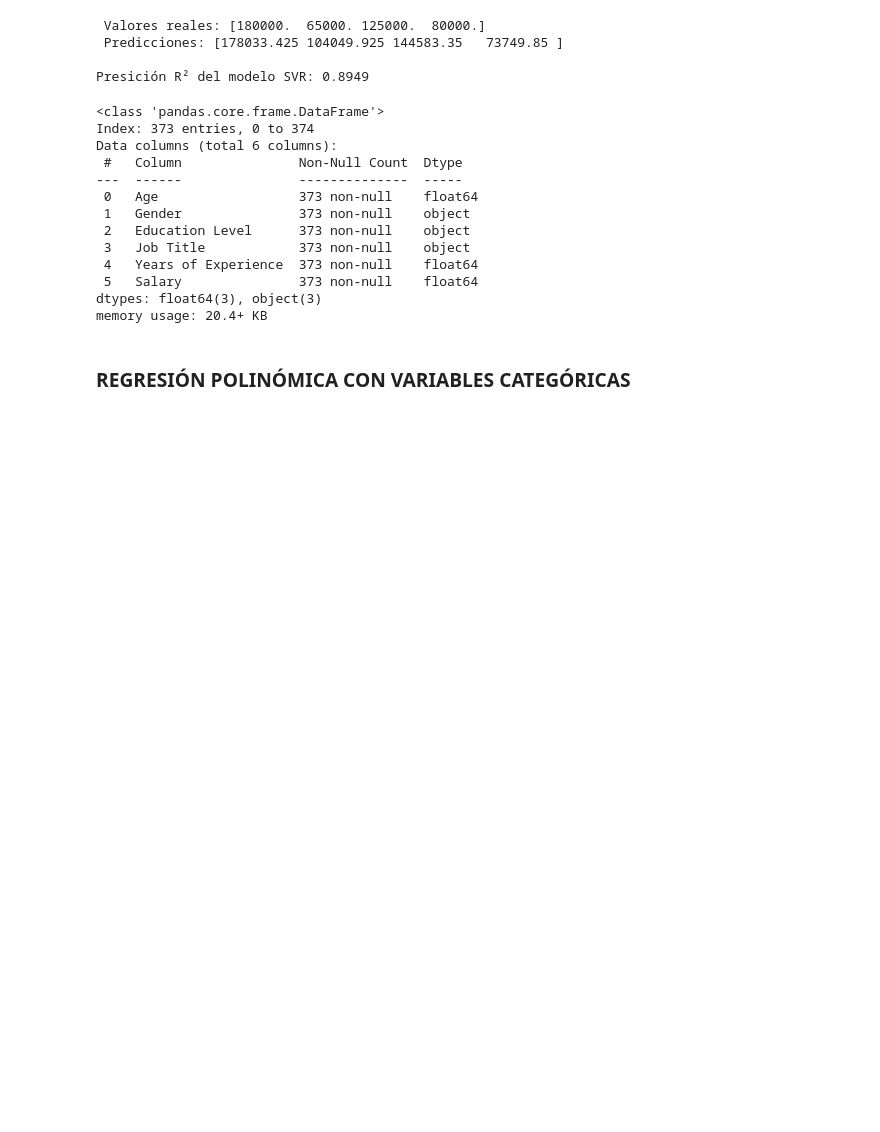
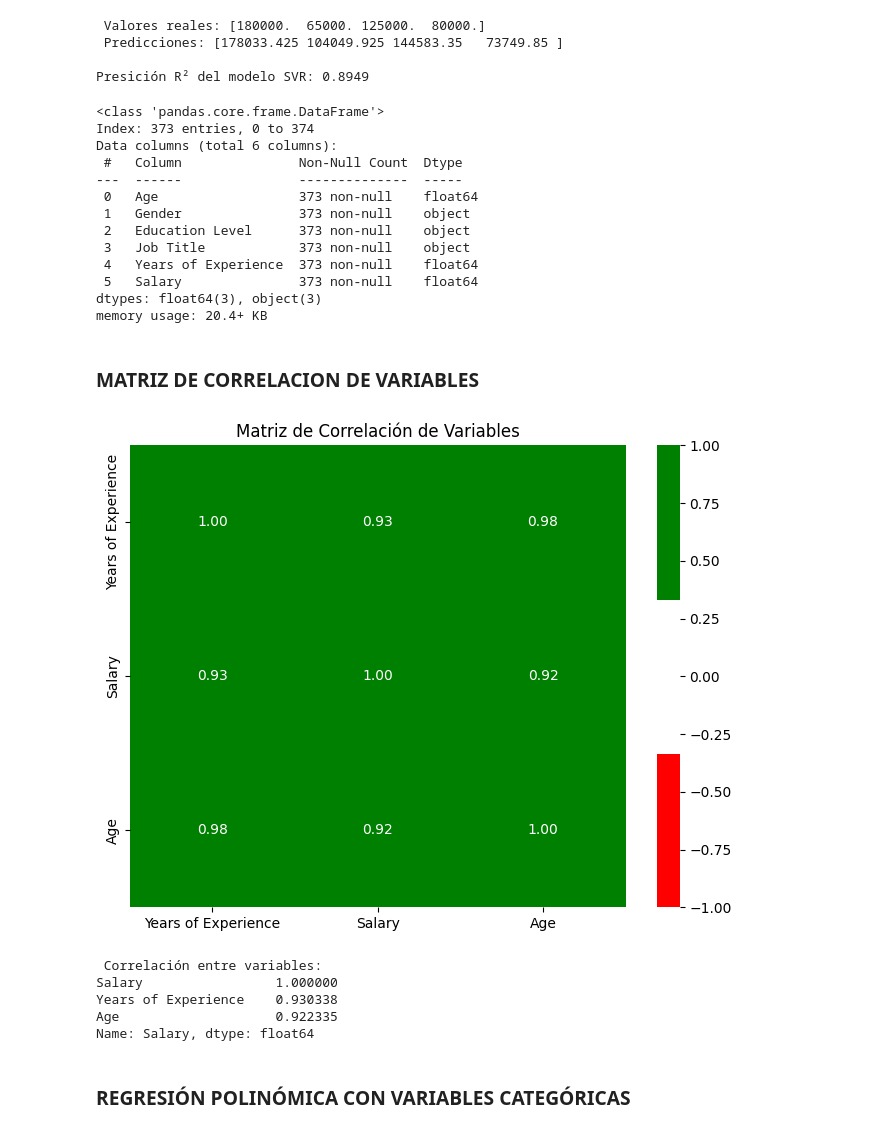
Before and after one commit to beyondAnalysIs/Machine_Learning_Python_scikit-learn, a Jupyter notebook: regresion/01_regresion_lineal_simple_multiple.ipynb, the cells around one changed output. Saved outputs shown, nothing was run; the diff lists cells and outputs as text; code cells hidden in the pictures; blank space fills up the shorter version.

```diff
--- a/regresion/01_regresion_lineal_simple_multiple.ipynb
+++ b/regresion/01_regresion_lineal_simple_multiple.ipynb
@@ -251,6 +251,33 @@ Data columns (total 6 columns):
  5   Salary               373 non-null    float64
 dtypes: float64(3), object(3)
 memory usage: 20.4+ KB
+# %% [markdown]
+### MATRIZ DE CORRELACION DE VARIABLES
+# %%
+matrix = df_clean[['Years of Experience','Salary','Age']].corr()
+plt.figure(figsize=(8, 6))
+sns.heatmap(
+    matrix,
+    annot=True,
+    cmap=['red', 'white', 'green'],
+    fmt='.2f',
+    vmin=-1,
+    center=0,
+    vmax=1
+)
+plt.title('Matriz de Correlación de Variables')
+plt.show()
+# %% [output]
+[figure, added]
+# %%
+df_numeric = df_clean.select_dtypes(include=['int64', 'float64'])
+print(f' Correlación entre variables: \n{df_numeric.corr()['Salary'].sort_values(ascending=False)}')
+# %% [output]
+ Correlación entre variables:
+Salary                 1.000000
+Years of Experience    0.930338
+Age                    0.922335
+Name: Salary, dtype: float64
 # %% [markdown]
 ### REGRESIÓN POLINÓMICA CON VARIABLES CATEGÓRICAS
 # %%
```
Also changed, not shown: parts of 13 cells of this notebook, 1 other file.
